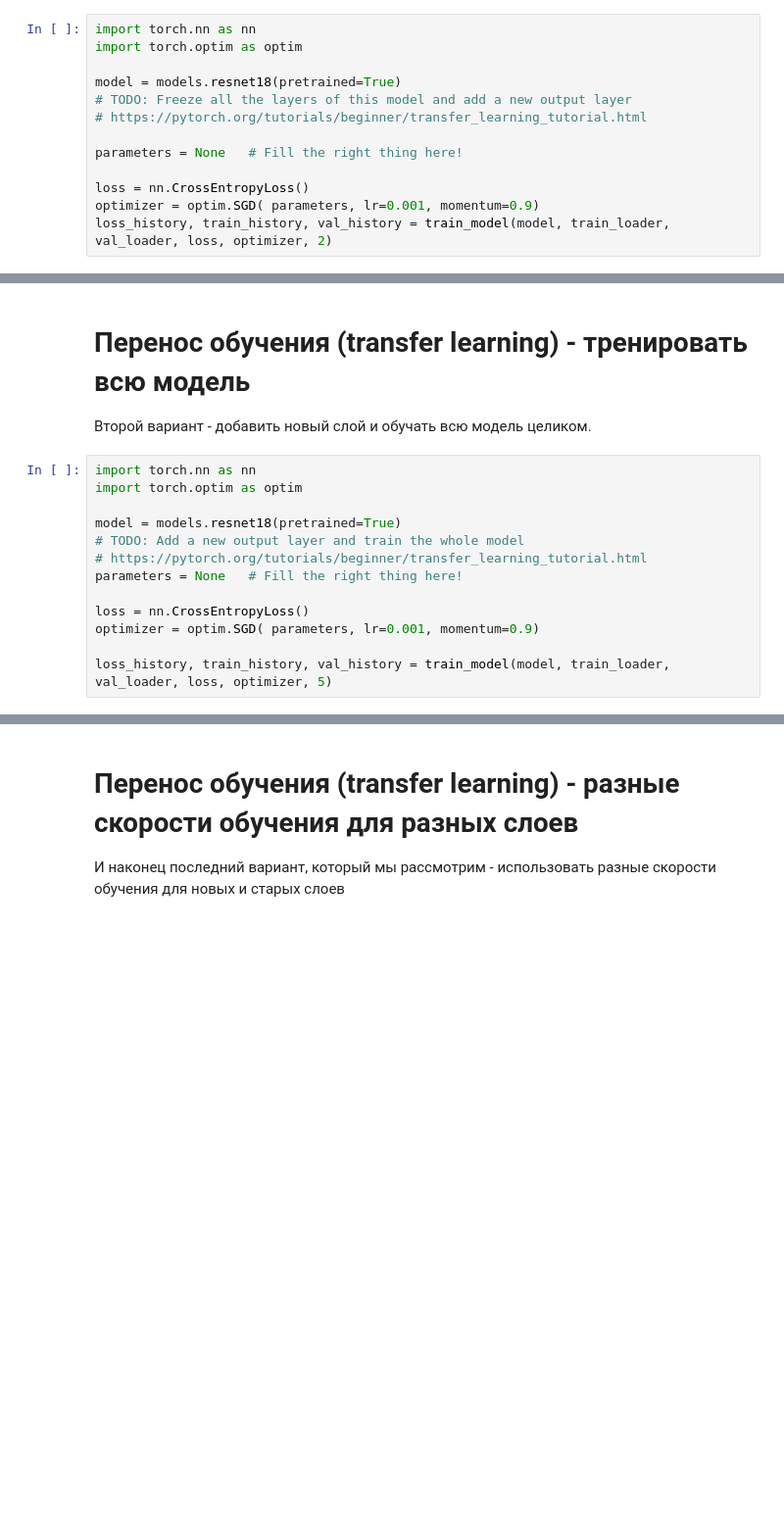
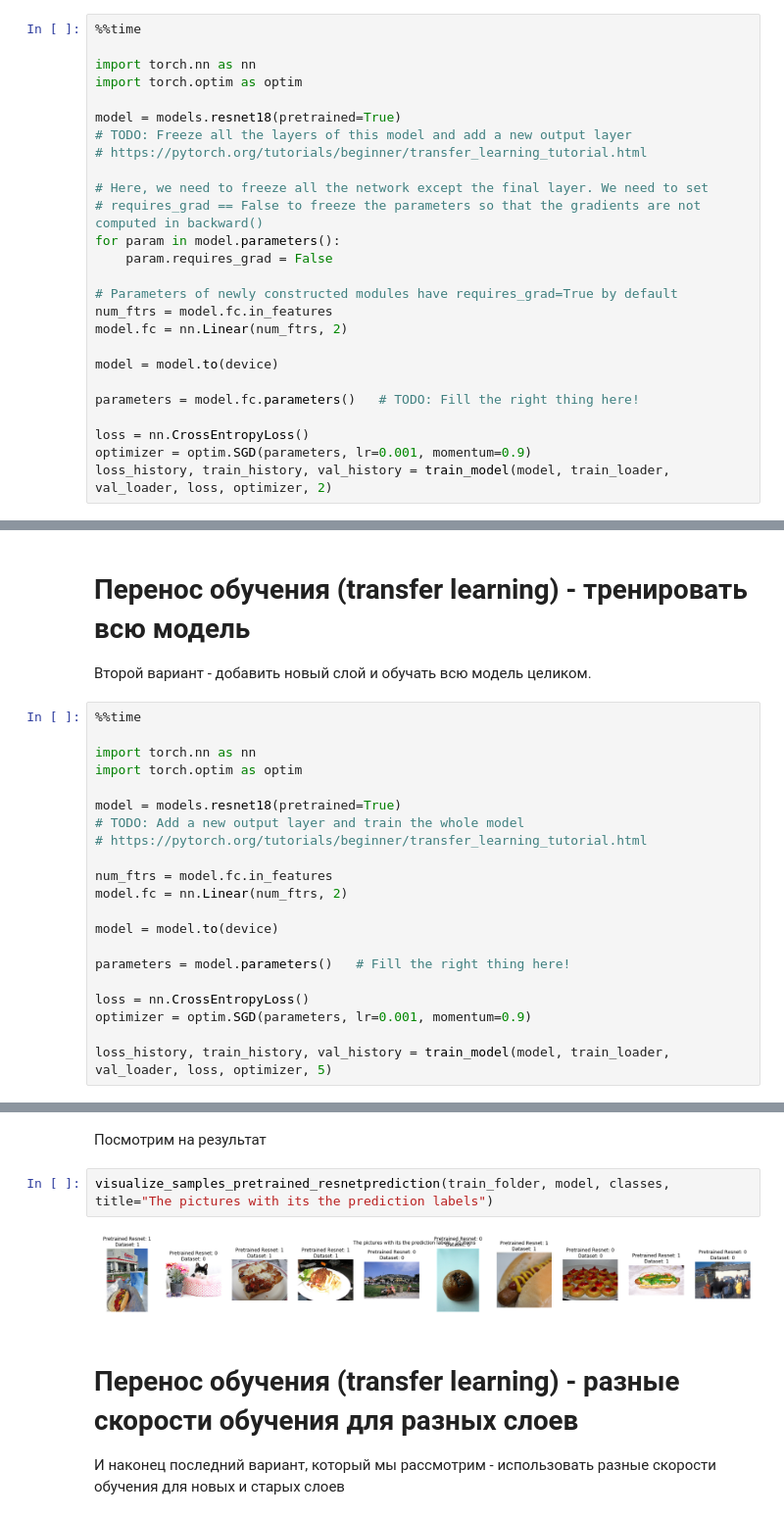
Before and after one commit to shereshevskiy/dlcourse_ai, a Jupyter notebook: assignments/assignment4/HotdogOrNot_colab.ipynb, the cells around one changed output, grey strips where cells are left out. Shown at 98% size. Cells and saved outputs as stored; diff of their text form; blank space fills up the shorter version.

```diff
--- a/assignments/assignment4/HotdogOrNot_colab.ipynb
+++ b/assignments/assignment4/HotdogOrNot_colab.ipynb
@@ -312,6 +368,8 @@ model = models.resnet18(pretrained=True)
 Существует несколько вариантов переноса обучения, мы попробуем основные.
 Первый вариант - сделать новый последний слой и тренировать только его, заморозив остальные.
 # %%
+%%time
+
 import torch.nn as nn
 import torch.optim as optim
 
@@ -319,8 +377,19 @@ model = models.resnet18(pretrained=True)
 # TODO: Freeze all the layers of this model and add a new output layer
 # https://pytorch.org/tutorials/beginner/transfer_learning_tutorial.html
 
-parameters = None   # Fill the right thing here!
+# Here, we need to freeze all the network except the final layer. We need to set
+# requires_grad == False to freeze the parameters so that the gradients are not computed in backward()
+for param in model.parameters():
+    param.requires_grad = False
+
+# Parameters of newly constructed modules have requires_grad=True by default
+num_ftrs = model.fc.in_features
+model.fc = nn.Linear(num_ftrs, 2)
+
+model = model.to(device)
+
+parameters = model.fc.parameters()   # TODO: Fill the right thing here!
 
 loss = nn.CrossEntropyLoss()
-optimizer = optim.SGD( parameters, lr=0.001, momentum=0.9)
+optimizer = optim.SGD(parameters, lr=0.001, momentum=0.9)
 loss_history, train_history, val_history = train_model(model, train_loader, val_loader, loss, optimizer, 2)
@@ -329,15 +454,23 @@ loss_history, train_history, val_history = train_model(model, train_loader, val_
 
 Второй вариант - добавить новый слой и обучать всю модель целиком.
 # %%
+%%time
+
 import torch.nn as nn
 import torch.optim as optim
 
 model = models.resnet18(pretrained=True)
 # TODO: Add a new output layer and train the whole model
 # https://pytorch.org/tutorials/beginner/transfer_learning_tutorial.html
-parameters = None   # Fill the right thing here!
+
+num_ftrs = model.fc.in_features
+model.fc = nn.Linear(num_ftrs, 2)
+
+model = model.to(device)
+
+parameters = model.parameters()   # Fill the right thing here!
 
 loss = nn.CrossEntropyLoss()
-optimizer = optim.SGD( parameters, lr=0.001, momentum=0.9)
+optimizer = optim.SGD(parameters, lr=0.001, momentum=0.9)
 
 loss_history, train_history, val_history = train_model(model, train_loader, val_loader, loss, optimizer, 5)
@@ -344,3 +489,9 @@ loss_history, train_history, val_history = train_model(model, train_loader, val_
+# %% [markdown]
+Посмотрим на результат
+# %%
+visualize_samples_pretrained_resnetprediction(train_folder, model, classes, title="The pictures with its the prediction labels")
+# %% [output]
+[figure, added]
 # %% [markdown]
 # Перенос обучения (transfer learning) - разные скорости обучения для разных слоев
 
```
Also changed, not shown: parts of 22 cells of this notebook.
